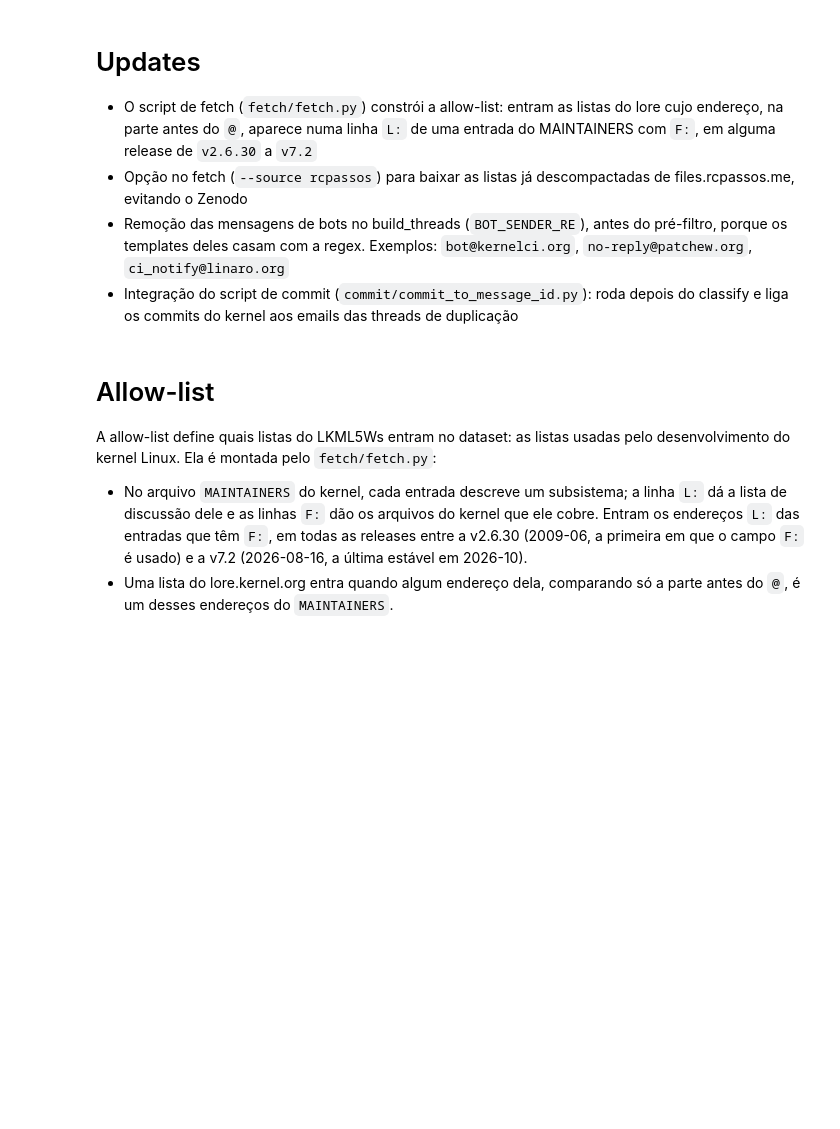
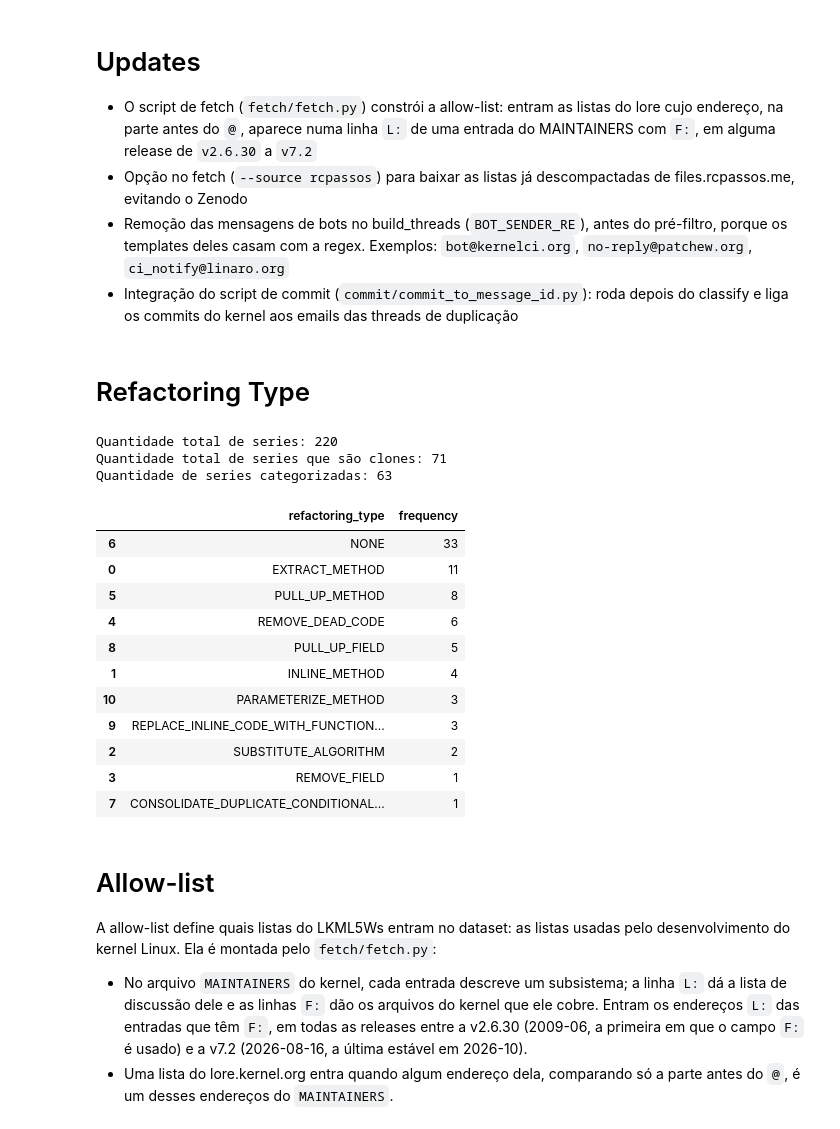
Before and after one commit to natalia-sa/lkml5ws-data-analysis, a Jupyter notebook: select_sample/sample_stats.ipynb, the cells around one changed output. Cells and saved outputs as stored; diff of their text form; code cells hidden in the pictures; blank space fills up the shorter version.

Commit message:
docs: data obtained from review3 on types of refactoring

```diff
--- a/select_sample/sample_stats.ipynb
+++ b/select_sample/sample_stats.ipynb
@@ -262,6 +262,67 @@ Como o objetivo é selecionar as threads relevantes, perder poucas threads `yes`
 - Opção no fetch (`--source rcpassos`) para baixar as listas já descompactadas de files.rcpassos.me, evitando o Zenodo
 - Remoção das mensagens de bots no build_threads (`BOT_SENDER_RE`), antes do pré-filtro, porque os templates deles casam com a regex. Exemplos: `bot@kernelci.org`, `no-reply@patchew.org`, `ci_notify@linaro.org`
 - Integração do script de commit (`commit/commit_to_message_id.py`): roda depois do classify e liga os commits do kernel aos emails das threads de duplicação
+# %% [markdown]
+# Refactoring Type
+# %%
+REVIEW_FILE = "reviser/review3.csv"
+SAMPLES_FILE = "samples.csv"
+SAMPLES_USP_FILE = "samples_usp.csv"
+# %%
+from collections import Counter
+
+df = pd.read_csv(REVIEW_FILE)
+df_samples = pd.read_csv(SAMPLES_FILE)
+df_samples_usp = pd.read_csv(SAMPLES_USP_FILE)
+thread_id_samples_usp = list(df_samples_usp["thread_id"])
+
+df_is_clone = df[df["field"] == "is_clone_refactoring"].copy()
+df_is_clone["answer"] = df_is_clone["answer"].fillna("").astype(str).str.strip()
+
+df_is_clone = df_is_clone[df_is_clone["answer"] == "yes"]
+df_is_clone = df_is_clone[~df_is_clone["thread_id"].isin(thread_id_samples_usp)]
+
+ref_df = df[df["field"] == "refactoring_type"].copy()
+ref_df["answer"] = ref_df["answer"].fillna("").astype(str).str.strip()
+
+ref_df = ref_df[ref_df["answer"] != ""]
+
+print(f"Quantidade total de series: {len(df_samples)}")
+print(f"Quantidade total de series que são clones: {len(df_is_clone)}")
+print(f"Quantidade de series categorizadas: {len(ref_df)}")
+# %% [output]
+Quantidade total de series: 220
+Quantidade total de series que são clones: 71
+Quantidade de series categorizadas: 63
+# %%
+ref_df["types"] = ref_df["answer"].apply(
+    lambda x: [t.strip() for t in x.split(",") if t.strip()]
+)
+
+counter_types = Counter(
+    tipo
+    for tipos in ref_df["types"]
+    for tipo in tipos
+)
+
+frequencies = pd.DataFrame(
+    counter_types.items(),
+    columns=["refactoring_type", "frequency"]
+).sort_values("frequency", ascending=False)
+frequencies
+# %% [output]
+|  | refactoring_type | frequency |
+| 6 | NONE | 33 |
+| 0 | EXTRACT_METHOD | 11 |
+| 5 | PULL_UP_METHOD | 8 |
+| 4 | REMOVE_DEAD_CODE | 6 |
+| 8 | PULL_UP_FIELD | 5 |
+| 1 | INLINE_METHOD | 4 |
+| 10 | PARAMETERIZE_METHOD | 3 |
+| 9 | REPLACE_INLINE_CODE_WITH_FUNCTION... | 3 |
+| 2 | SUBSTITUTE_ALGORITHM | 2 |
+| 3 | REMOVE_FIELD | 1 |
+| 7 | CONSOLIDATE_DUPLICATE_CONDITIONAL... | 1 |
 # %% [markdown]
 # Allow-list
 
```
